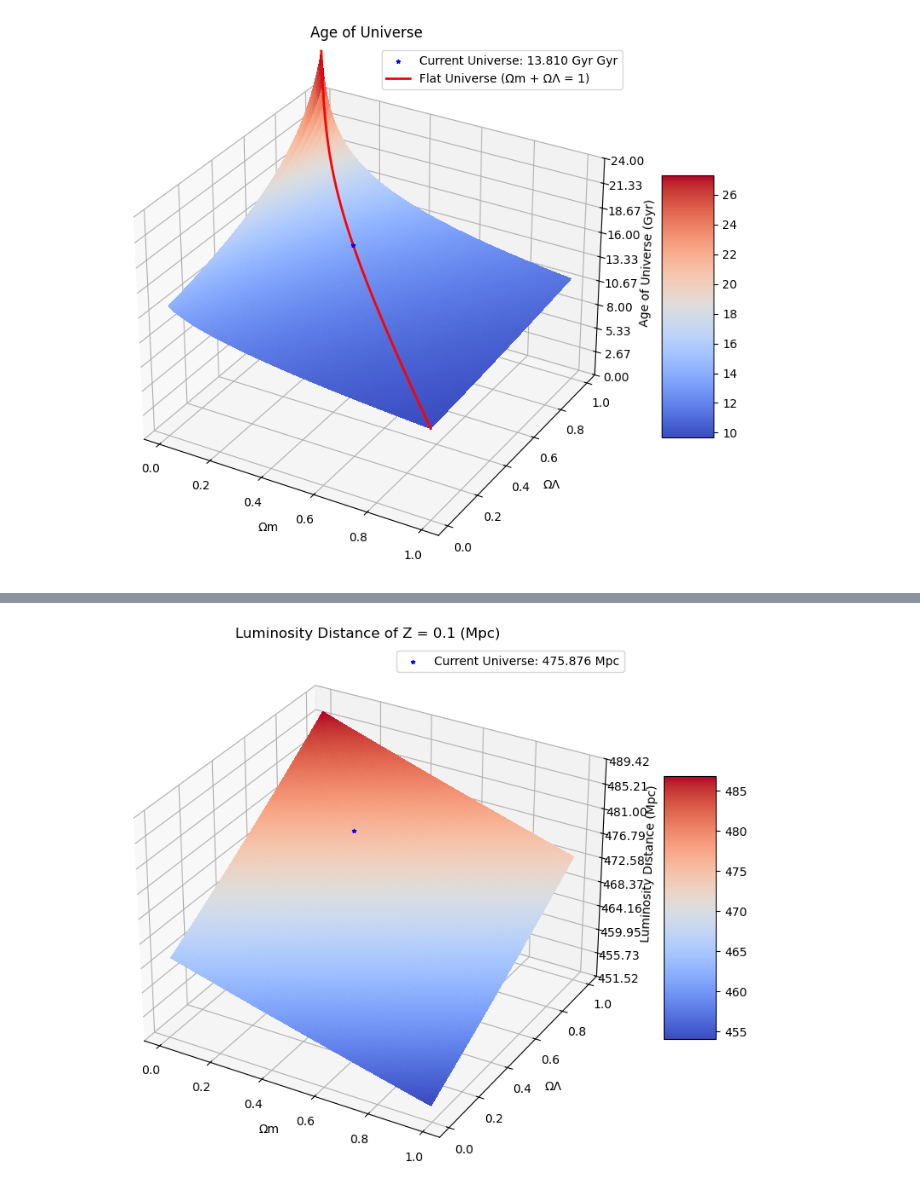
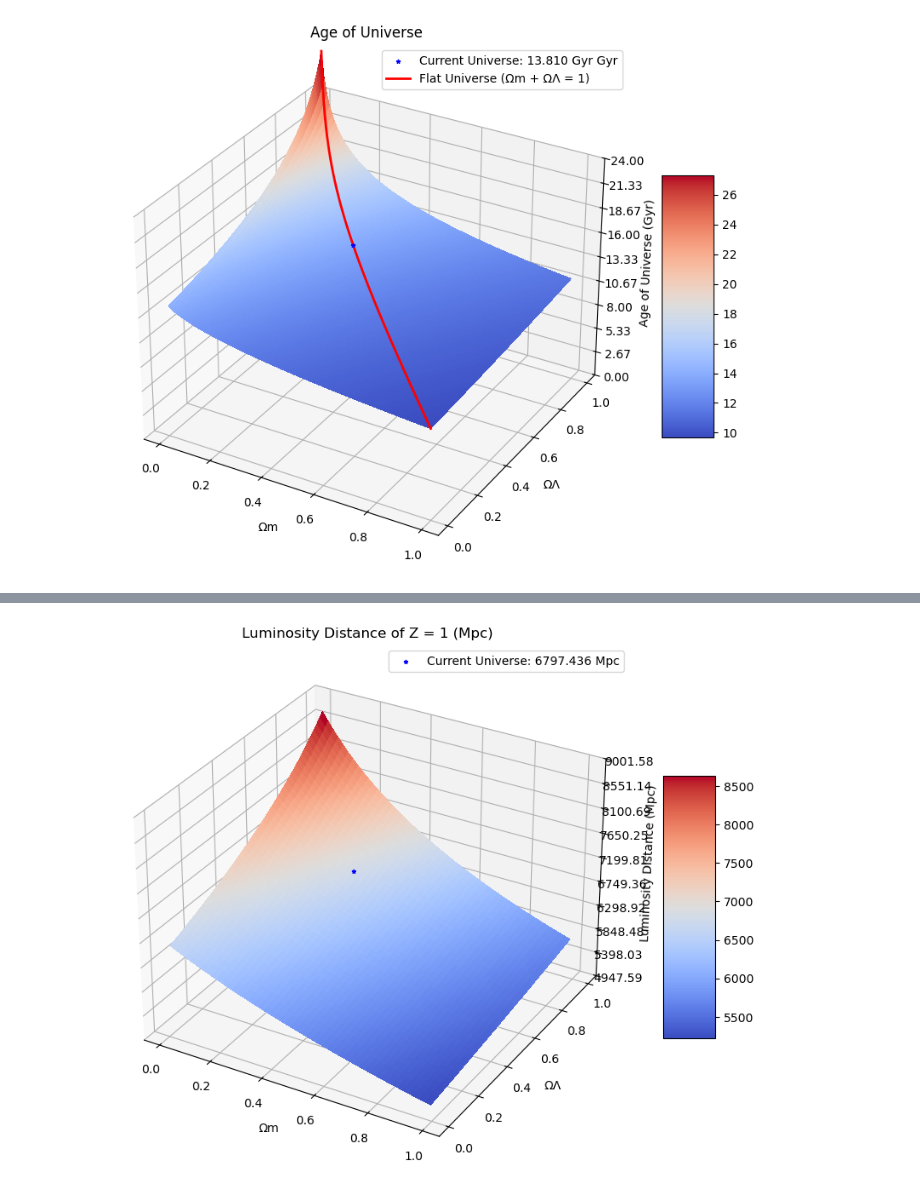
Before and after one commit to john1256/KASI_Ms, a Jupyter notebook: 2025/cosmo.ipynb, the cells around one changed output, grey strips where cells are left out. Cells and saved outputs as stored; diff of their text form; code cells hidden in the pictures.

```diff
--- a/2025/cosmo.ipynb
+++ b/2025/cosmo.ipynb
@@ -96,11 +98,17 @@ def E_inverse(z, omegam, omegalamb): # calculate E(z)
     omega0 = omegam + omegalamb
     y = (omegam*(1+z)**3+omegalamb+(1-omega0)*(1+z)**2)**(1/2)
     return 1/y
+
 def R_k(omegam, omegalamb): # calculate curvature scale
      omega0 = omegam + omegalamb
      R_k = 1/np.sqrt(abs(1-omega0))
      return R_k
+
 def Properdist(z, omegam, omegalamb): # return S_k(r) in Mpc
+    if type(omegam) == float:
+        omegam = np.array([omegam])
+    if type(omegalamb)==float:
+        omegalamb = np.array([omegalamb])
     omega0 = omegam + omegalamb
     result = np.zeros_like(omega0)
 
@@ -121,4 +129,13 @@ def Properdist(z, omegam, omegalamb): # return S_k(r) in Mpc
     return result
 
 def Lumdist(z, properdist):
+    z = np.array(z)
+    if z.ndim == 0:
+        z = np.array([z])
     return properdist * (1+z)
+
+def Angdist(z, properdist):
+    z = np.array(z)
+    if z.ndim == 0:
+        z = np.array([z])
+    return properdist / (1+z)
@@ -126,7 +148,7 @@ def Lumdist(z, properdist):
 
 Omegamcur = cosmo.Om0
 Omegalambcur = 1-Omegamcur
-d = Properdist(0.1,np.array([Omegamcur]),np.array([Omegalambcur]))
-Ld = Lumdist(0.1,d)
+d = Properdist(1,np.array([Omegamcur]),np.array([Omegalambcur]))
+Ld = Lumdist(1,d)
 print(f'Luminosity Distance: {Ld[0]:.3f} Mpc')
 # %% [output]
@@ -134,9 +156,11 @@ Luminosity Distance: 475.876 Mpc
 # %%
-OmegamArr = np.arange(1,100)/100
-OmegalambArr = np.arange(1,100)/100
+OmegamArr = np.arange(1,100,2)/100
+OmegalambArr = np.arange(1,100,2)/100
+
+
 
 FlatOmegalambArr = 1-OmegamArr
 OmegamX, OmegalambY = np.meshgrid(OmegamArr, OmegalambArr)
 # %%
-comovingdistarr = Properdist(0.1,OmegamX,OmegalambY)
-lumdistarr = Lumdist(0.1,comovingdistarr)
+comovingdistarr = Properdist(1,OmegamX,OmegalambY)
+lumdistarr = Lumdist(1,comovingdistarr)
@@ -157,25 +167,25 @@ array([[465.32107002, 465.19919868, 465.07745188, ..., 454.15766333,
 # %%
 plt.figure(figsize=(10, 8))
 ax = plt.axes(projection='3d',computed_zorder=False)
 ax.scatter(Omegamcur, Omegalambcur, Ld, c='blue', s=10, marker='*', label=f'Current Universe: {Ld[0]:.3f} Mpc',zorder=3, depthshade=False)
 surf = ax.plot_surface(OmegamX, OmegalambY, lumdistarr,
                       rstride=1, cstride=1,
                       cmap=cm.coolwarm,
                       linewidth=0,
                       antialiased=False, alpha=1)  # alpha 값을 더 낮춰서 투명도 증가
 #ax.plot3D(OmegamArr, FlatOmegalambArr, FlatAgeArr, 'red', linewidth=2, label='Flat Universe (Ωm + ΩΛ = 1)', zorder=2)
 
 
 ax.set_xlabel('Ωm')
 ax.set_ylabel('ΩΛ')
 ax.set_zlabel('Luminosity Distance (Mpc)')
 #ax.set_zlim(0, 24)
 ax.zaxis.set_major_locator(LinearLocator(10))
 ax.zaxis.set_major_formatter(FormatStrFormatter('%.02f'))
-
+#ax.set_zticks(np.arange(400,800,100))
 plt.legend()
 plt.colorbar(surf, shrink=0.5, aspect=5)
-plt.title('Luminosity Distance of Z = 0.1 (Mpc)')
+plt.title('Luminosity Distance of Z = 1 (Mpc)')
 plt.show()
 # %% [output]
-[figure, old version]
+[figure, new version]
```
Also changed, not shown: parts of 20 cells of this notebook, 2 other files.
